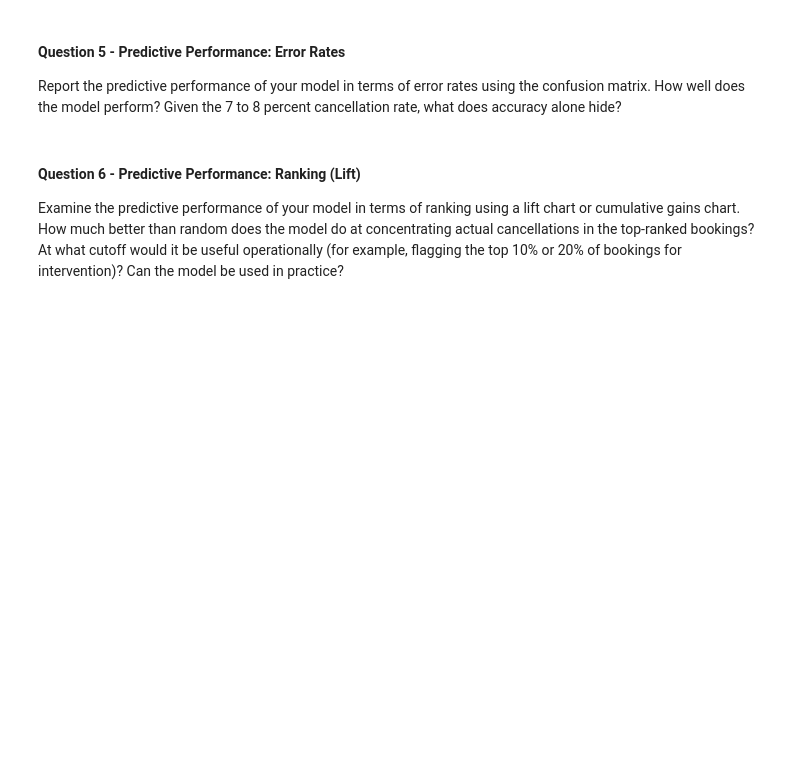
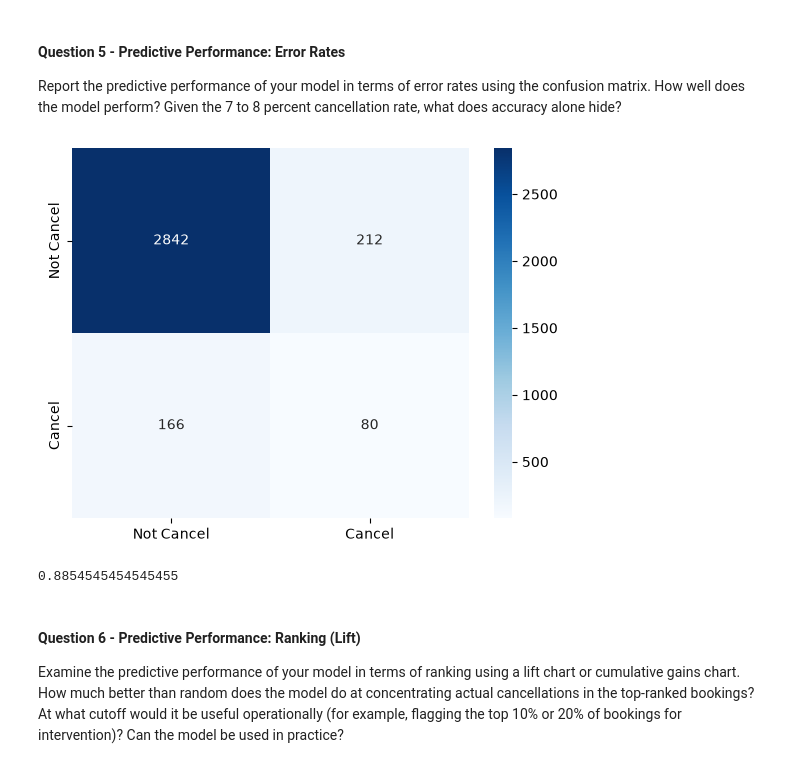
Before and after one commit to sascott9655/ADS-505-, a Jupyter notebook: Taxi_Cancellations.ipynb, the cells around one changed output. Cells and saved outputs as stored; diff of their text form; code cells hidden in the pictures; blank space fills up the shorter version.

```diff
--- a/Taxi_Cancellations.ipynb
+++ b/Taxi_Cancellations.ipynb
@@ -334,6 +396,30 @@ and interactions.
 #### Question 5 - Predictive Performance: Error Rates
 Report the predictive performance of your model in terms of error rates using the confusion matrix. How
 well does the model perform? Given the 7 to 8 percent cancellation rate, what does accuracy alone hide?
+# %%
+cm_log_reg = confusion_matrix(y_test, y_predict_lr)
+sns.heatmap(cm_log_reg, xticklabels =['Not Cancel', 'Cancel'],
+            yticklabels=['Not Cancel', 'Cancel'],
+            annot=True, fmt='d', cmap = 'Blues')
+plt.show()
+# %% [output]
+[figure, added]
+# %%
+#Accuracy ->
+lr_accuracy = accuracy_score(y_test, y_predict_lr)
+lr_accuracy
+#Precision ->
+lr_precision = precision_score(y_test, y_predict_lr)
+lr_accuracy
+lr_accuracy = accuracy_score(y_test, y_predict_lr)
+lr_accuracy
+lr_accuracy = accuracy_score(y_test, y_predict_lr)
+lr_accuracy
+# precision = precision_score(y_true, y_pred)
+# recall = recall_score(y_true, y_pred)
+# f1 = f1_score(y_true, y_pred)
+# %% [output]
+0.8854545454545455
 # %% [markdown]
 #### Question 6 - Predictive Performance: Ranking (Lift)
 Examine the predictive performance of your model in terms of ranking using a lift chart or cumulative
```
Also changed, not shown: parts of 13 cells of this notebook.
